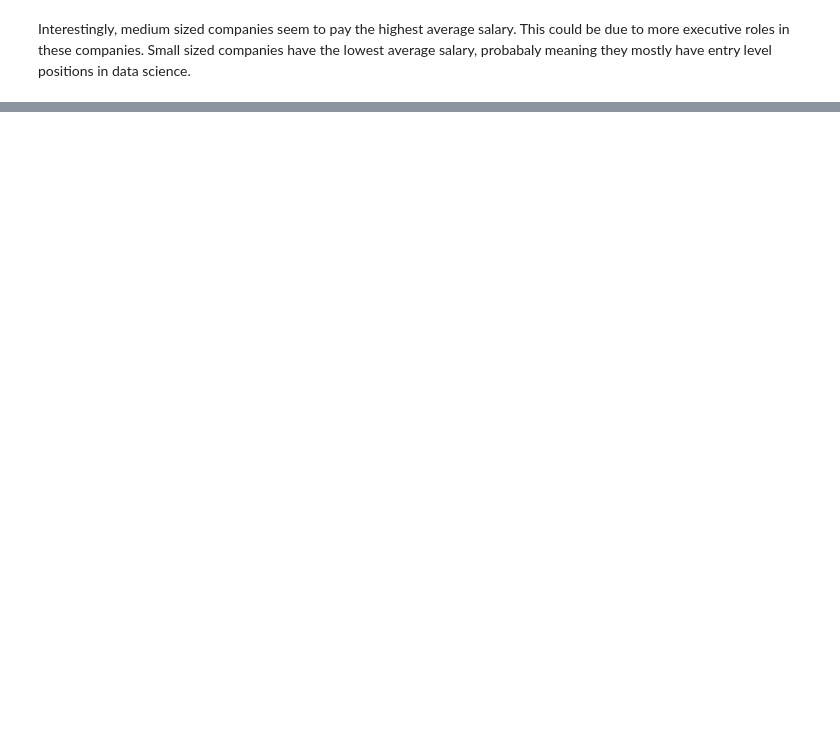
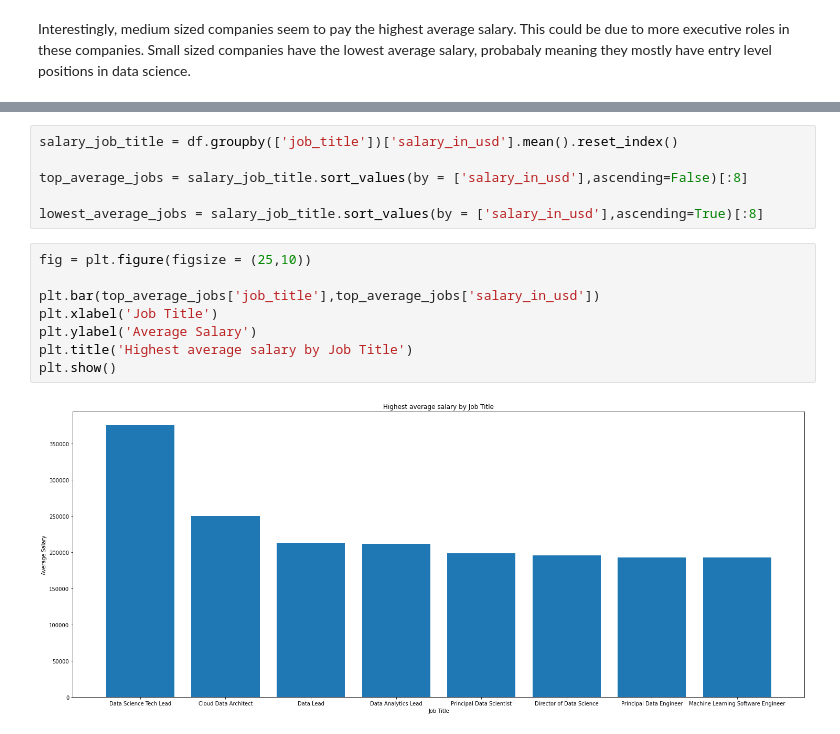
Before and after one commit to Armand34205/Springboard-Final-Capstone, a Jupyter notebook: Data Science Salaries - Final Capstone.ipynb, the cells around one changed output, grey strips where cells are left out. Saved outputs shown, nothing was run; the diff lists cells and outputs as text; blank space fills up the shorter version.

```diff
--- a/Data Science Salaries - Final Capstone.ipynb
+++ b/Data Science Salaries - Final Capstone.ipynb
@@ -311,0 +341,16 @@ Interestingly, medium sized companies seem to pay the highest average salary. Th
+# %%
+salary_job_title = df.groupby(['job_title'])['salary_in_usd'].mean().reset_index()
+
+top_average_jobs = salary_job_title.sort_values(by = ['salary_in_usd'],ascending=False)[:8]
+
+lowest_average_jobs = salary_job_title.sort_values(by = ['salary_in_usd'],ascending=True)[:8]
+# %%
+fig = plt.figure(figsize = (25,10))
+
+plt.bar(top_average_jobs['job_title'],top_average_jobs['salary_in_usd'])
+plt.xlabel('Job Title')
+plt.ylabel('Average Salary')
+plt.title('Highest average salary by Job Title')
+plt.show()
+# %% [output]
+[figure, added]
```
Also changed, not shown: parts of 11 cells of this notebook.
